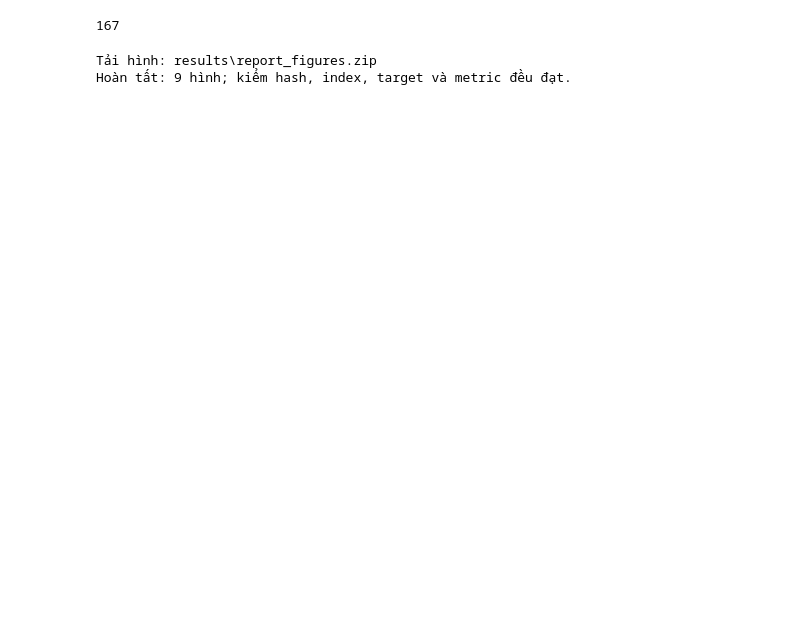
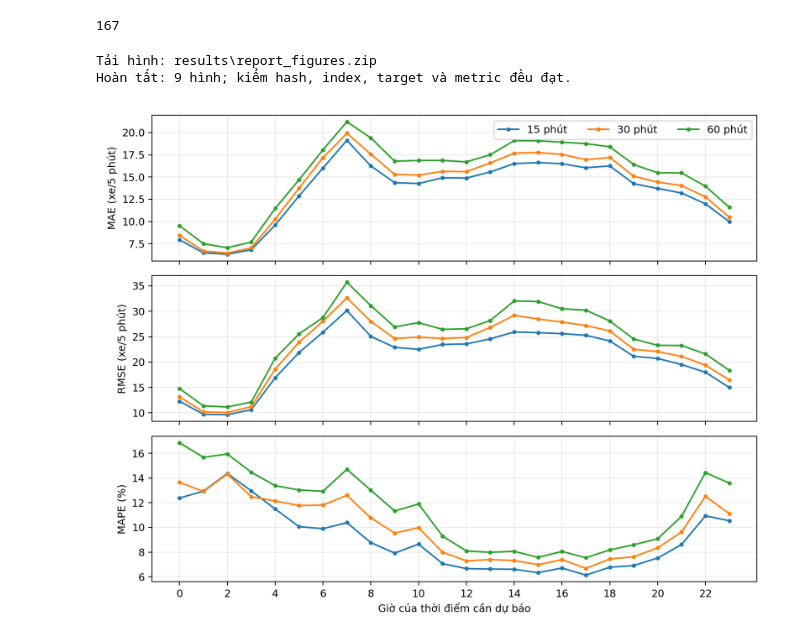
Before and after one commit to hnahk05/predictiveDA, a Jupyter notebook: notebooks/PEMS08_EDA.ipynb, the cells around one changed output. Cells and saved outputs as stored; diff of their text form; code cells hidden in the pictures; blank space fills up the shorter version.

```diff
--- a/notebooks/PEMS08_EDA.ipynb
+++ b/notebooks/PEMS08_EDA.ipynb
@@ -630,3 +898,23 @@ print('Hoàn tất: 9 hình; kiểm hash, index, target và metric đều đạt
 # %% [output]
 Tải hình: results\report_figures.zip
 Hoàn tất: 9 hình; kiểm hash, index, target và metric đều đạt.
+# %%
+# Chương 4: sai số theo giờ đích trên tập kiểm thử PEMS08
+error_dir = ROOT / 'results' / 'extension' / 'error_analysis'
+hourly = pd.read_csv(error_dir / 'hourly_metrics.csv')
+fig, axes = plt.subplots(3, 1, figsize=(9, 7), sharex=True)
+for ax, metric, unit in zip(axes, ['MAE', 'RMSE', 'MAPE_percent'], ['MAE (xe/5 phút)', 'RMSE (xe/5 phút)', 'MAPE (%)']):
+    for horizon, group in hourly.groupby('horizon_min'):
+        group = group.sort_values('hour')
+        ax.plot(group['hour'], group[metric], marker='.', label=f'{horizon} phút')
+    ax.set_ylabel(unit)
+    ax.grid(alpha=0.25)
+axes[0].legend(ncol=3)
+axes[-1].set_xticks(range(0, 24, 2))
+axes[-1].set_xlabel('Giờ của thời điểm cần dự báo')
+fig.tight_layout()
+fig.savefig(error_dir / '03_hourly_errors.png', dpi=180)
+plt.show()
+plt.close(fig)
+# %% [output]
+[figure, added]
```
Also changed, not shown: parts of 12 cells of this notebook, 23 other files.
